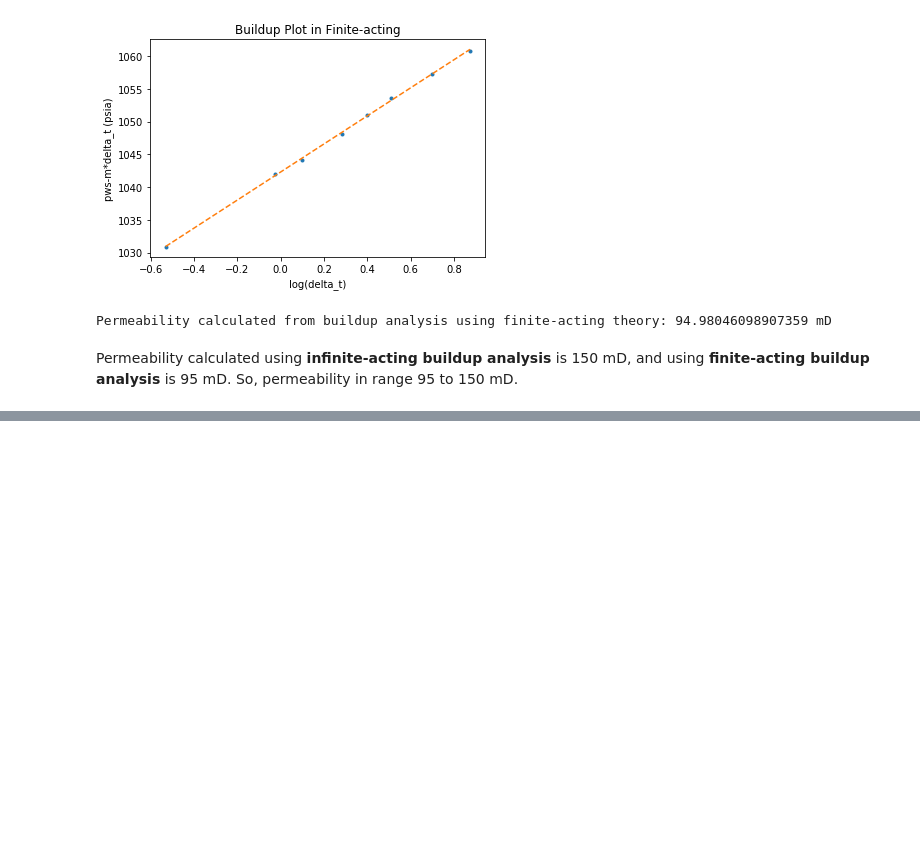
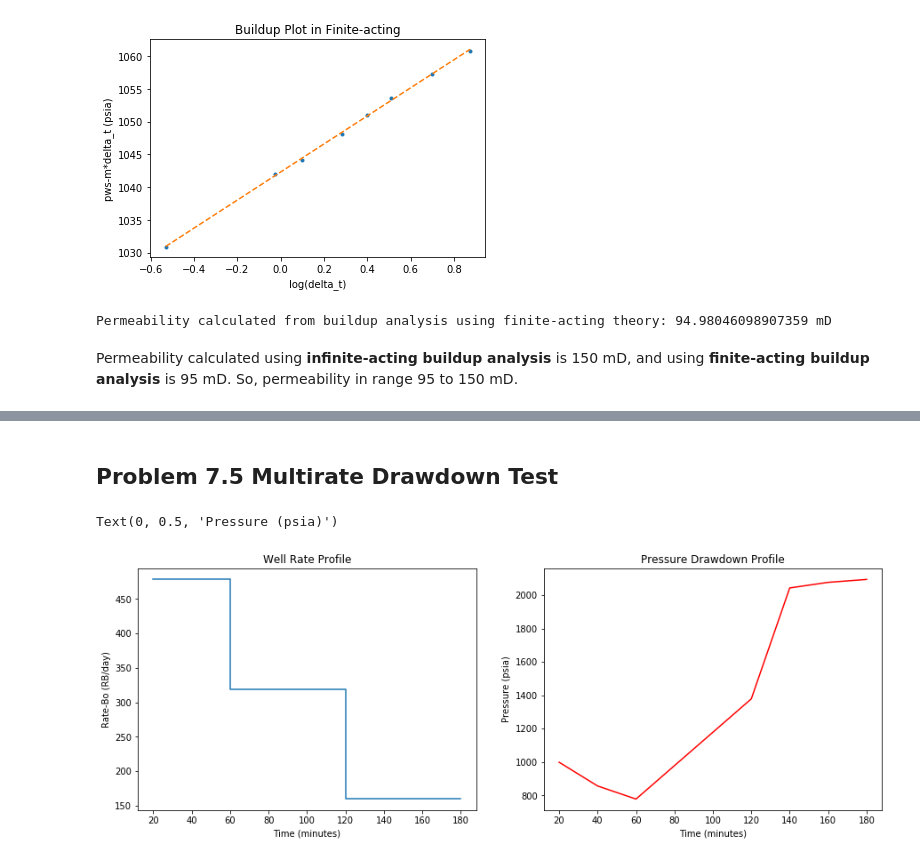
Before and after one commit to yohanesnuwara/reservoir-engineering, a Jupyter notebook: Unit 7 Introduction to Well-Test Analysis/notebook/7_problems.ipynb, the cells around one changed output, grey strips where cells are left out. Drawn from its saved outputs; the diff is of its cells as text; code cells hidden in the pictures; blank space fills up the shorter version.

```diff
--- a/Unit 7 Introduction to Well-Test Analysis/notebook/7_problems.ipynb
+++ b/Unit 7 Introduction to Well-Test Analysis/notebook/7_problems.ipynb
@@ -530,0 +641,37 @@ Permeability calculated using **infinite-acting buildup analysis** is 150 mD, an
+# %% [markdown]
+## Problem 7.5 Multirate Drawdown Test
+# %%
+"Task. permeability-thickness product (kh) from a multirate drawdown test"
+
+# known: the same well as in Problem 7.1
+
+mu_oil = 0.6 # cp
+
+data5_ori = pd.read_csv('/content/reservoir-engineering/Unit 7 Introduction to Well-Test Analysis/data/Table 7.16-Multirate Drawdown Test Data Problem 7.5.csv')
+
+# cut the first row (index=0) where time=0, because it has no information of rate
+
+data5 = data5_ori.drop(data5_ori.index[0])
+
+# interpret from data and plot well rate profile
+
+pi = data5_ori.p[0] # initial pressure is pressure at time 0 minutes, 3000 psia
+
+time_step = [20, 40, 60, 60, 120, 120, 140, 160, 180]
+qB_step = [478.5, 478.5, 478.5, 319, 319, 159.5, 159.5, 159.5, 159.5]
+
+plt.figure(figsize=(15, 5))
+
+plt.subplot(1,2,1)
+plt.plot(time_step, qB_step)
+plt.title("Well Rate Profile")
+plt.xlabel("Time (minutes)"); plt.ylabel("Rate-Bo (RB/day)")
+
+# plot pressure data
+plt.subplot(1,2,2)
+plt.plot(data5.t, data5.p, 'r')
+plt.title("Pressure Drawdown Profile")
+plt.xlabel("Time (minutes)"); plt.ylabel("Pressure (psia)")
+# %% [output]
+Text(0, 0.5, 'Pressure (psia)')
+[figure, added]
```
Also changed, not shown: parts of 26 cells of this notebook.
